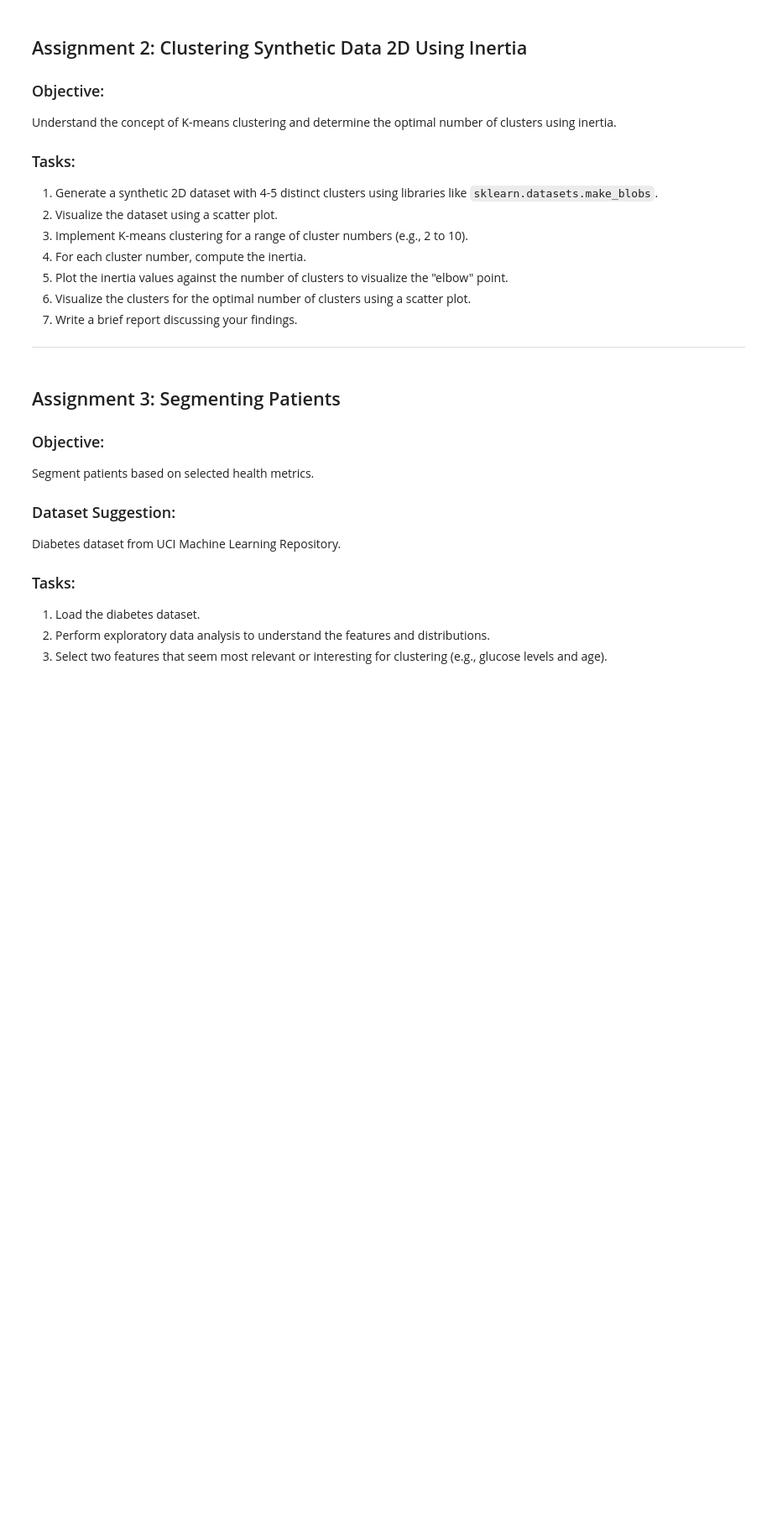
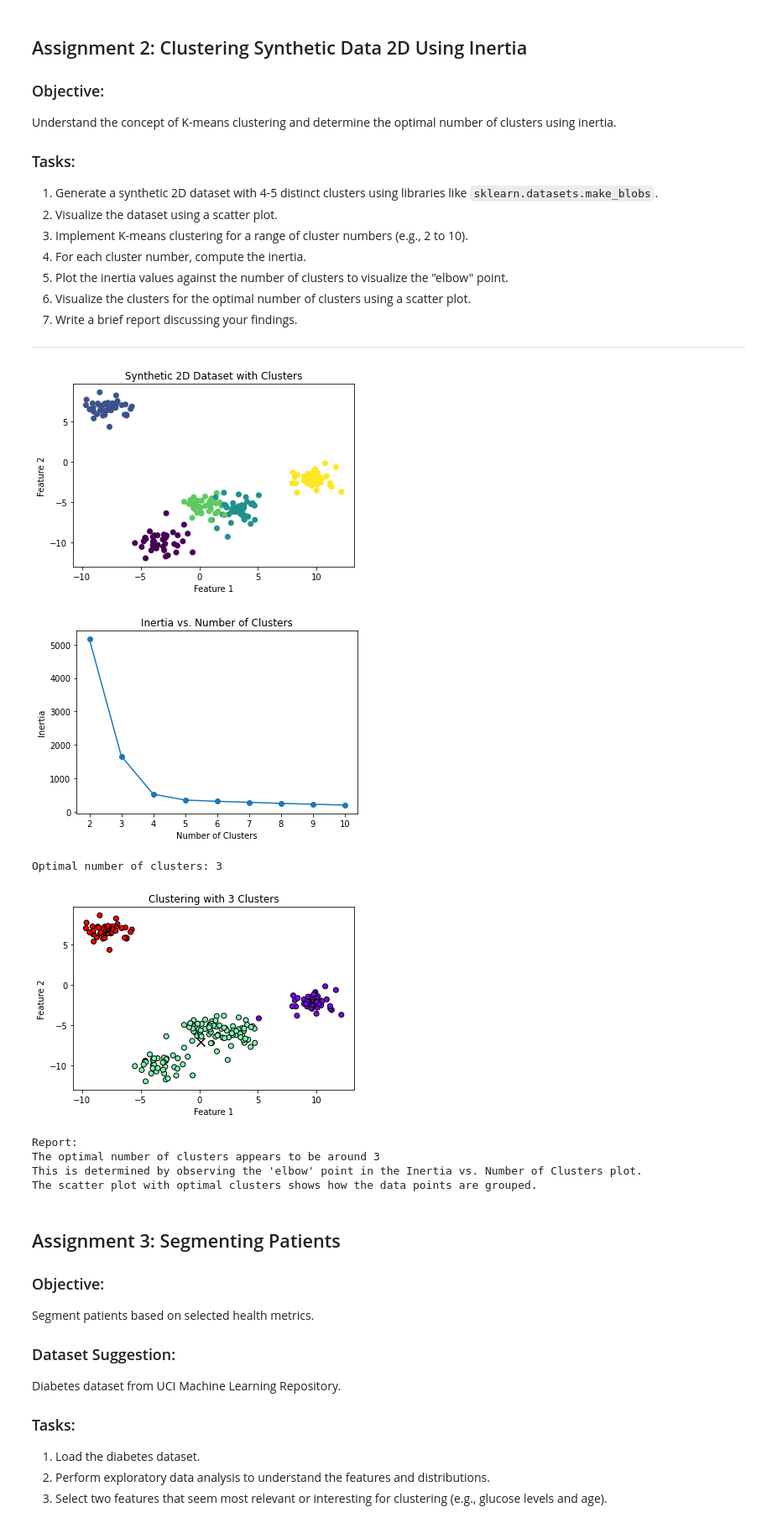
Before and after one commit to sahathat/dataSci, a Jupyter notebook: machineLearning/unsupervised/63130500113-kmeans.ipynb, the cells around one changed output. Shown at 84% size. Cells and saved outputs as stored; diff of their text form; code cells hidden in the pictures; blank space fills up the shorter version.

```diff
--- a/machineLearning/unsupervised/63130500113-kmeans.ipynb
+++ b/machineLearning/unsupervised/63130500113-kmeans.ipynb
@@ -100,6 +100,79 @@ Understand the concept of K-means clustering and determine the optimal number of
 7. Write a brief report discussing your findings.
 
 ---
+# %%
+import math
+import random
+import numpy as np
+import matplotlib.pyplot as plt
+from sklearn.datasets import make_blobs
+from sklearn.cluster import KMeans
+
+# Step 1: Generate synthetic dataset
+n_samples = 200
+n_features = 2 # (x,y)
+n_clusters = 5
+random_state = math.floor(10000*random.random())
+
+X, y = make_blobs(n_samples=n_samples, n_features=n_features, centers=n_clusters, random_state=random_state)
+
+# Step 2: Visualize the dataset
+plt.scatter(X[:, 0], X[:, 1], c=y, cmap='viridis')
+plt.title("Synthetic 2D Dataset with Clusters")
+plt.xlabel("Feature 1")
+plt.ylabel("Feature 2")
+plt.show()
+
+# Step 3 and 4: K-means clustering and Silhouette Coefficient
+range_clusters = range(2, 11)
+inertia_scores = []
+
+for n_clusters in range_clusters:
+    kmeans = KMeans(n_clusters=n_clusters, random_state=random_state)
+    cluster_labels = kmeans.fit_predict(X)
+    inertia_avg = kmeans.inertia_
+    inertia_scores.append(inertia_avg)
+
+plt.plot(range(2, 11), inertia_scores, marker='o')
+plt.title("Inertia vs. Number of Clusters")
+plt.xlabel("Number of Clusters")
+plt.ylabel("Inertia")
+plt.show()
+
+# Step 5: Find the "elbow" point (optimal number of clusters)
+# It's often where the inertia starts to decrease more slowly
+# In this simple example, we'll just look for the point of maximum curvature
+curvature = np.diff(inertia_scores, 2)
+optimal_clusters = curvature.argmax() + 3
+
+print("Optimal number of clusters:", optimal_clusters)
+
+# Step 6: Visualize clusters for the optimal number of clusters
+best_kmeans = KMeans(n_clusters=optimal_clusters, random_state=random_state)
+best_kmeans.fit(X)
+labels = best_kmeans.labels_
+
+plt.scatter(X[:, 0], X[:, 1], c=labels, marker='o', edgecolors='k', cmap='rainbow')
+plt.scatter(best_kmeans.cluster_centers_[:, 0], best_kmeans.cluster_centers_[:, 1], c='black', marker='x', s=100)
+plt.title(f"Clustering with {optimal_clusters} Clusters")
+plt.xlabel("Feature 1")
+plt.ylabel("Feature 2")
+plt.show()
+
+# Step 7: Write a brief report discussing your findings
+print("Report:")
+print("The optimal number of clusters appears to be around", optimal_clusters)
+print("This is determined by observing the 'elbow' point in the Inertia vs. Number of Clusters plot.")
+print("The scatter plot with optimal clusters shows how the data points are grouped.")
+# %% [output]
+[figure, added]
+[figure, added]
+Optimal number of clusters: 3
+[figure, added]
+Report:
+The optimal number of clusters appears to be around 3
+This is determined by observing the 'elbow' point in the Inertia vs. Number of Clusters plot.
+The scatter plot with optimal clusters shows how the data points are grouped.
 # %% [markdown]
 ## Assignment 3: Segmenting Patients
 
```
Also changed, not shown: parts of 3 cells of this notebook, 2 other files.
